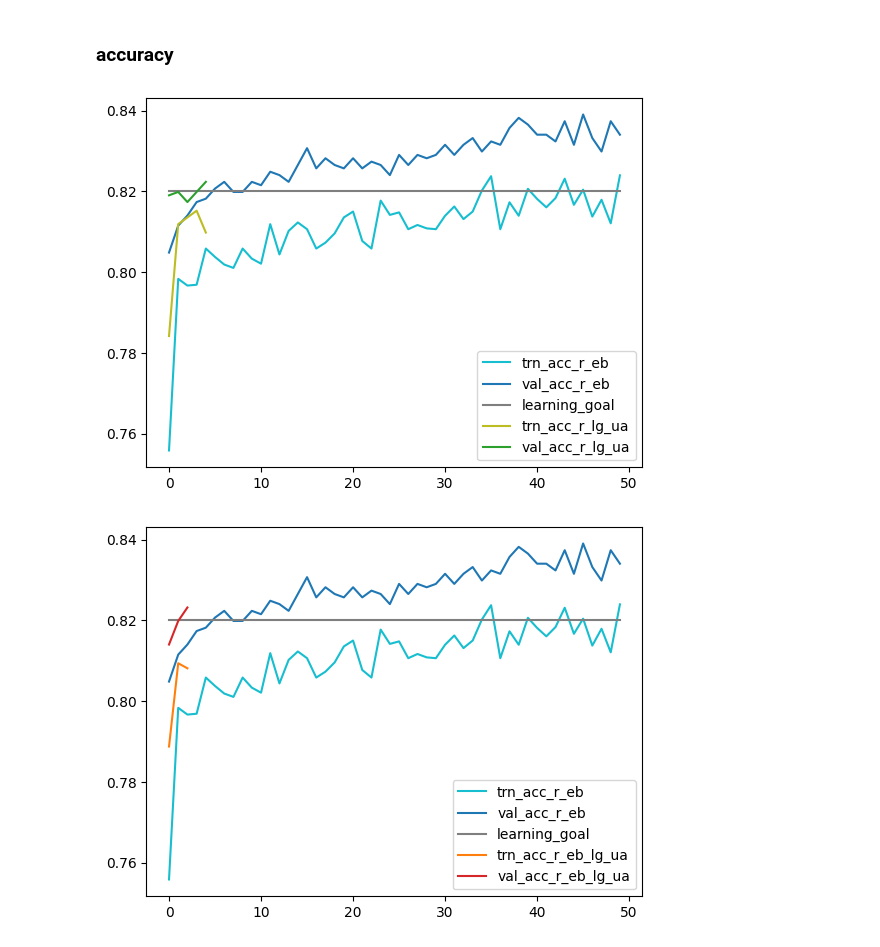
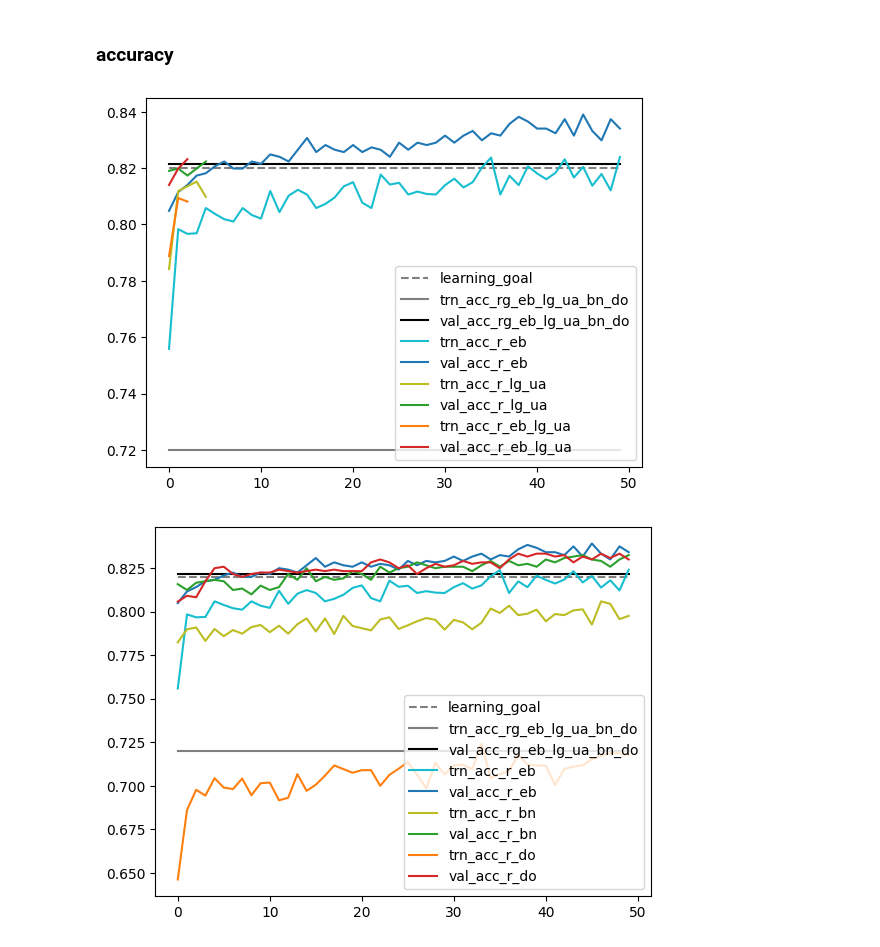
Before and after one commit to etshawncheng/CS231n, a Jupyter notebook: hw4.ipynb, the cells around one changed output. Saved outputs shown, nothing was run; the diff lists cells and outputs as text; code cells hidden in the pictures.

```diff
--- a/hw4.ipynb
+++ b/hw4.ipynb
@@ -487,3 +499,5 @@ with open("./data/rg_do.txt", "w") as f:
+# %%
+model_path = r"./data/rg_eb_lg_ua_bn_do"
 # %% [markdown]
 ### r_eb
 # %%
@@ -591,7 +605,7 @@ active = nn.ReLU
 model = torch.load(model_path)
 optimize = optim.SGD
 schedule = None
-learning_goal = lg #
+learning_goal = 1 #
 min_lr = learning_rate * 1e-5
 l2_reg = None
 r_BN_baseline = test(model, device, testloader)
@@ -623,7 +637,7 @@ active = nn.ReLU
 model = torch.load(model_path)
 optimize = optim.SGD
 schedule = None
-learning_goal = lg #
+learning_goal = 1 #
 min_lr = learning_rate * 1e-5
 l2_reg = None
 r_DO_baseline = test(model, device, testloader)
@@ -649,3 +663,9 @@ with open("./data/r_do.txt", "w") as f:
 # %%
 from matplotlib import pyplot as plt
 import re
+# %%
+with open("./data/rg_eb_lg_ua_bn_do.txt", "r") as f:
+    lines = f.readlines()[1:-1]
+    RG_EB_LG_UA_BN_DO_history = [[float(e) for e in re.sub(r"[a-z:,_]", " ", l).split()]
+                  for l in lines]
+print(RG_EB_LG_UA_BN_DO_history)
@@ -733,24 +750,30 @@ plt.show()
 # %% [markdown]
 ### accuracy
 # %%
+plt.plot(x, [lg for _ in x], "tab:gray", linestyle="--", label="learning_goal")
+plt.plot(x, [RG_EB_LG_UA_BN_DO_history[-1][1] for _ in x], "tab:gray", label="trn_acc_rg_eb_lg_ua_bn_do")
+plt.plot(x, [RG_EB_LG_UA_BN_DO_history[-1][3] for _ in x], "black", label="val_acc_rg_eb_lg_ua_bn_do")
 plt.plot(x, [e[1] for e in r_EB_history], "tab:cyan", label="trn_acc_r_eb")
 plt.plot(x, [e[3] for e in r_EB_history], "tab:blue", label="val_acc_r_eb")
-plt.plot(x, [lg for _ in x], "tab:gray", label="learning_goal")
 plt.plot(x1, [e[1] for e in r_LG_UA_history], "tab:olive", label="trn_acc_r_lg_ua")
 plt.plot(x1, [e[3] for e in r_LG_UA_history], "tab:green", label="val_acc_r_lg_ua")
-# plt.plot(x2, [e[0] for e in r_EB_LG_UA_history], "tab:orange", label="trn_acc_r_eb_lg_ua")
-# plt.plot(x2, [e[2] for e in r_EB_LG_UA_history], "tab:red", label="val_acc_r_eb_lg_ua")
+plt.plot(x2, [e[1] for e in r_EB_LG_UA_history], "tab:orange", label="trn_acc_r_eb_lg_ua")
+plt.plot(x2, [e[3] for e in r_EB_LG_UA_history], "tab:red", label="val_acc_r_eb_lg_ua")
 plt.legend(loc="lower right")
 plt.show()
 # %% [output]
-[figure, old version]
+[figure, new version]
 # %%
+plt.plot(x, [lg for _ in x], "tab:gray", linestyle="--", label="learning_goal")
+plt.plot(x, [RG_EB_LG_UA_BN_DO_history[-1][1] for _ in x], "tab:gray", label="trn_acc_rg_eb_lg_ua_bn_do")
+plt.plot(x, [RG_EB_LG_UA_BN_DO_history[-1][3] for _ in x], "black", label="val_acc_rg_eb_lg_ua_bn_do")
 plt.plot(x, [e[1] for e in r_EB_history], "tab:cyan", label="trn_acc_r_eb")
 plt.plot(x, [e[3] for e in r_EB_history], "tab:blue", label="val_acc_r_eb")
-plt.plot(x, [lg for _ in x], "tab:gray", label="learning_goal")
-plt.plot(x2, [e[1] for e in r_EB_LG_UA_history], "tab:orange", label="trn_acc_r_eb_lg_ua")
-plt.plot(x2, [e[3] for e in r_EB_LG_UA_history], "tab:red", label="val_acc_r_eb_lg_ua")
+plt.plot(x3, [e[1] for e in r_BN_history], "tab:olive", label="trn_acc_r_bn")
+plt.plot(x3, [e[3] for e in r_BN_history], "tab:green", label="val_acc_r_bn")
+plt.plot(x4, [e[1] for e in r_DO_history], "tab:orange", label="trn_acc_r_do")
+plt.plot(x4, [e[3] for e in r_DO_history], "tab:red", label="val_acc_r_do")
 plt.legend(loc="lower right")
 plt.show()
 # %% [output]
-[figure, old version]
+[figure, new version]
```
Also changed, not shown: parts of 11 cells of this notebook.
